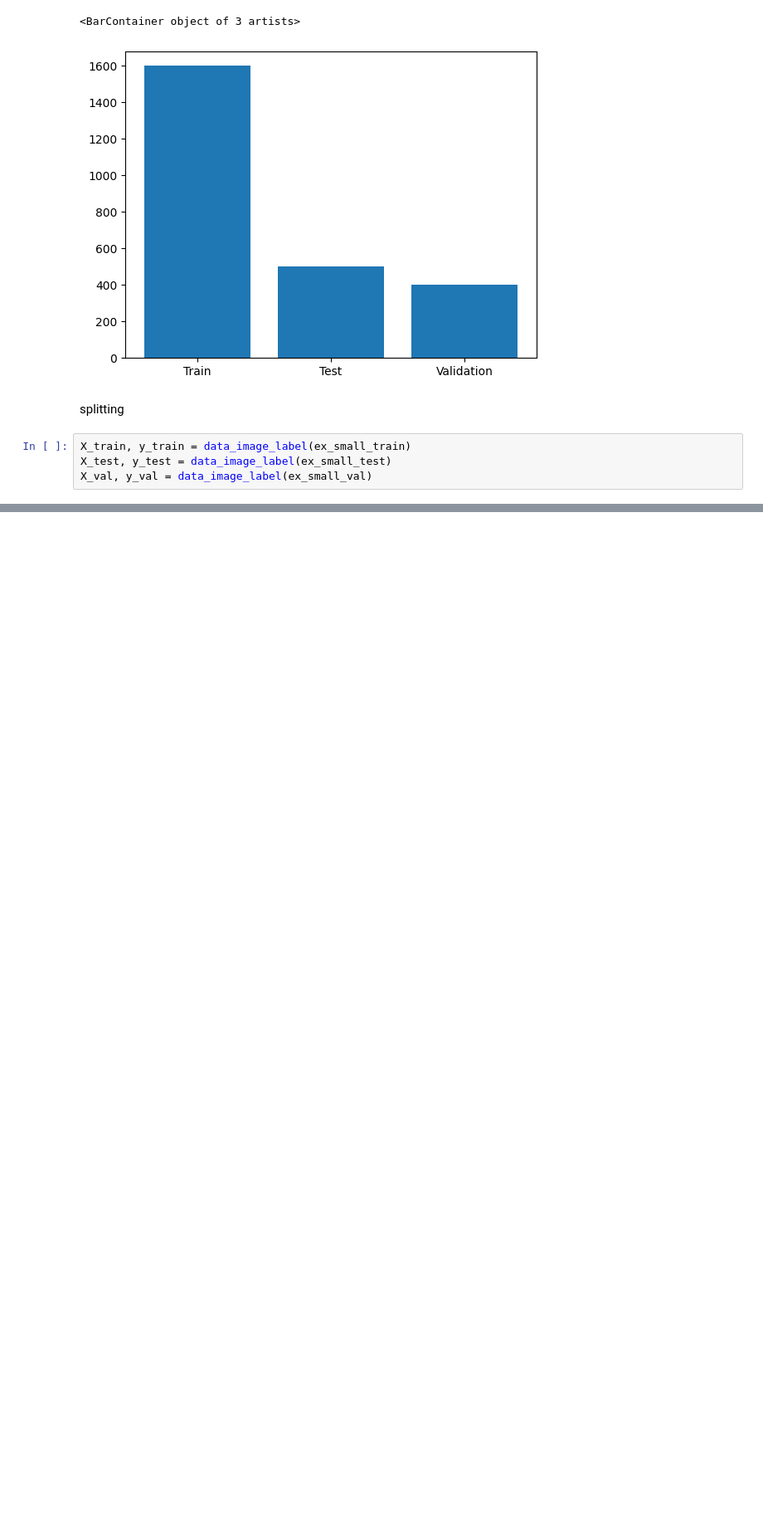
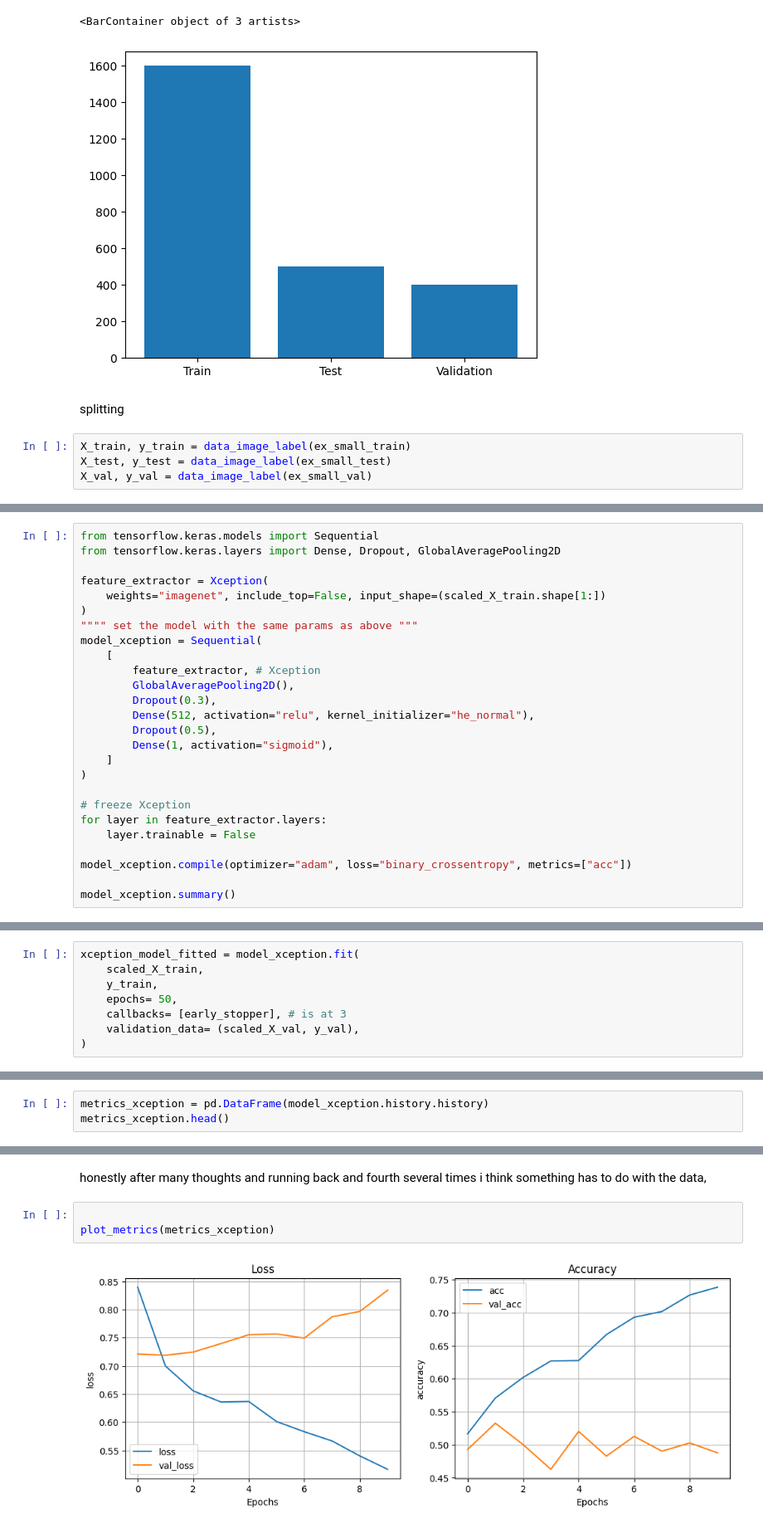
Before and after one commit to NoahEliasson/AI-Noah-Eliasson-OPA23, a Jupyter notebook: lab2/lab_2.ipynb, the cells around one changed output, grey strips where cells are left out. Shown at 83% size. Cells and saved outputs as stored; diff of their text form; blank space fills up the shorter version.

```diff
--- a/lab2/lab_2.ipynb
+++ b/lab2/lab_2.ipynb
@@ -159,0 +480,26 @@ plt.show()
+# %%
+from tensorflow.keras.models import Sequential
+from tensorflow.keras.layers import Dense, Dropout, GlobalAveragePooling2D
+
+feature_extractor = Xception(
+    weights="imagenet", include_top=False, input_shape=(scaled_X_train.shape[1:])
+)
+"""" set the model with the same params as above """
+model_xception = Sequential(
+    [
+        feature_extractor, # Xception
+        GlobalAveragePooling2D(),
+        Dropout(0.3),
+        Dense(512, activation="relu", kernel_initializer="he_normal"),
+        Dropout(0.5),
+        Dense(1, activation="sigmoid"),
+    ]
+)
+
+# freeze Xception
+for layer in feature_extractor.layers:
+    layer.trainable = False
+
+model_xception.compile(optimizer="adam", loss="binary_crossentropy", metrics=["acc"])
+
+model_xception.summary()
@@ -159,0 +527,8 @@ plt.show()
+# %%
+xception_model_fitted = model_xception.fit(
+    scaled_X_train,
+    y_train,
+    epochs= 50,
+    callbacks= [early_stopper], # is at 3
+    validation_data= (scaled_X_val, y_val),
+)
@@ -159,0 +556,3 @@ plt.show()
+# %%
+metrics_xception = pd.DataFrame(model_xception.history.history)
+metrics_xception.head()
@@ -159,0 +575,7 @@ plt.show()
+# %% [markdown]
+honestly after many thoughts and running back and fourth several times i think something has to do with the data,
+# %%
+
+plot_metrics(metrics_xception)
+# %% [output]
+[figure, added]
```
Also changed, not shown: parts of 45 cells of this notebook, 1 other file.
